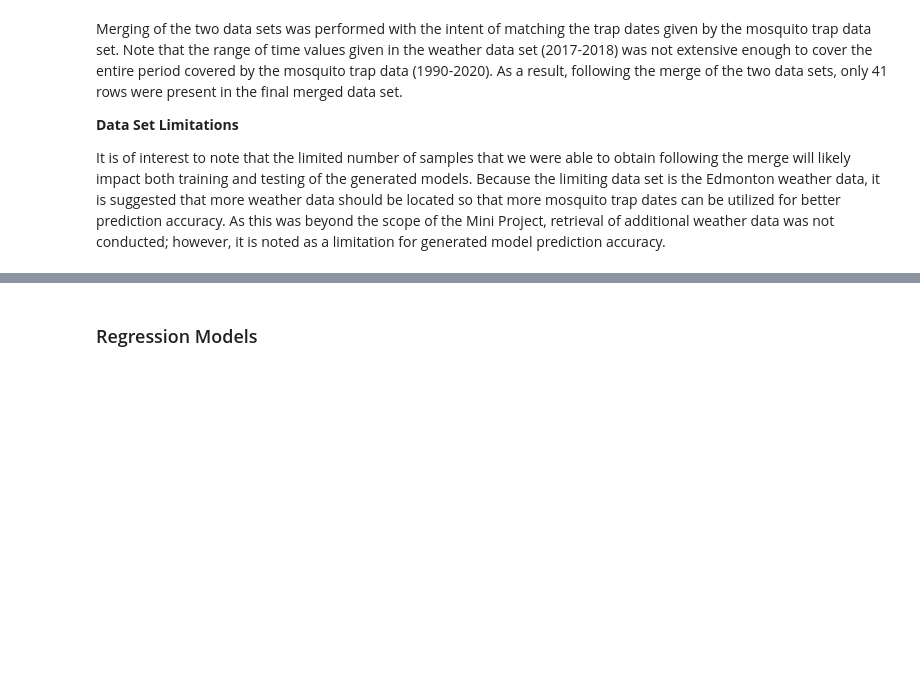
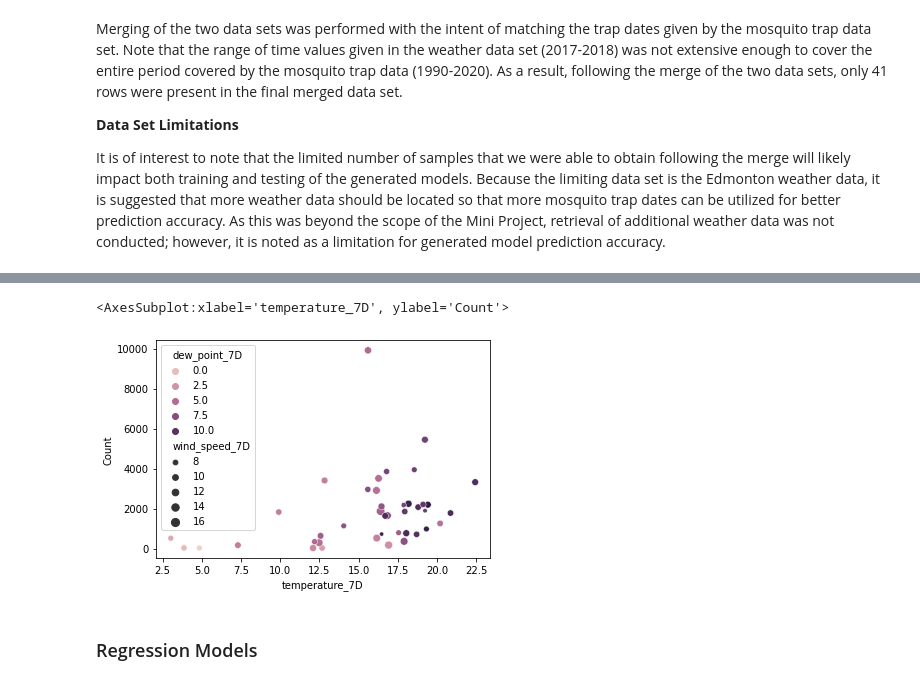
Before and after one commit to sharyar/vigilant-meme, a Jupyter notebook: task1_notebook.ipynb, the cells around one changed output, grey strips where cells are left out. Cells and saved outputs as stored; diff of their text form; code cells hidden in the pictures; blank space fills up the shorter version.

```diff
--- a/task1_notebook.ipynb
+++ b/task1_notebook.ipynb
@@ -117,0 +90,11 @@ merged_df
+# %%
+merged_df = helper_functions.merge_mosquito_weather_data(mosquito_df_all, weather_df)
+
+# Removal of columns that reflect instantaenous observations as we will lean towards using moving averages
+# for the creation of the models
+instantaneous_weather_recordings = ['pressure_station', 'pressure_sea', 'wind_dir_10s', 'wind_speed',
+                                   'wind_gust', 'relative_humidity', 'dew_point', 'temperature']
+merged_df.drop(columns=instantaneous_weather_recordings, inplace=True)
+
+# Display the merged data frame
+merged_df
@@ -118,3 +120,8 @@ merged_df
+# %%
+sns.scatterplot(data=merged_df, x='temperature_7D', y='Count', hue='dew_point_7D', size='wind_speed_7D')
+# %% [output]
+<AxesSubplot:xlabel='temperature_7D', ylabel='Count'>
+[figure, added]
 # %% [markdown]
 ### Regression Models
 # %% [markdown]
```
Also changed, not shown: parts of 52 cells of this notebook, 1 other file.
